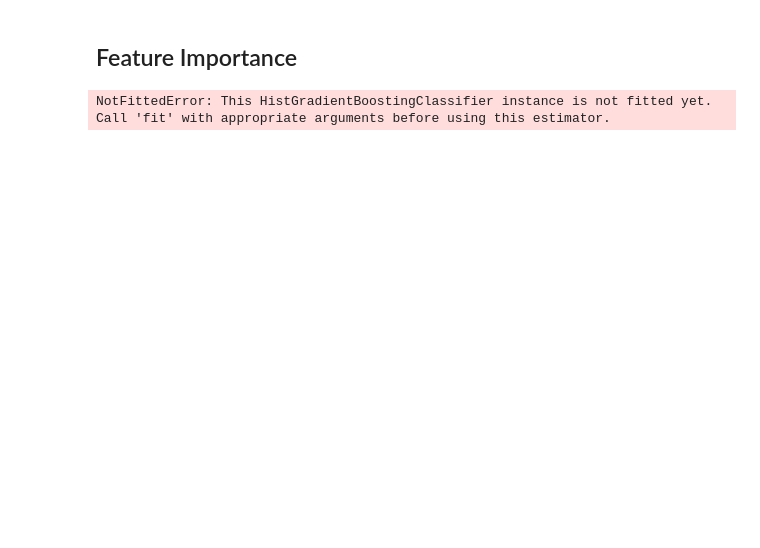
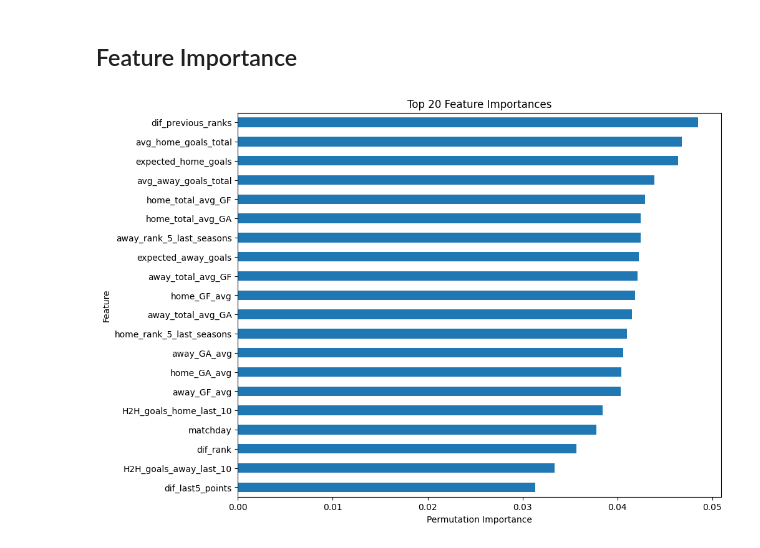
Before and after one commit to ManuIluro22/LaLiga, a Jupyter notebook: analysis/ModelAnalysis.ipynb, the cells around one changed output. Saved outputs shown, nothing was run; the diff lists cells and outputs as text; code cells hidden in the pictures; blank space fills up the shorter version.

```diff
--- a/analysis/ModelAnalysis.ipynb
+++ b/analysis/ModelAnalysis.ipynb
@@ -718,19 +735,20 @@ for param_name, param_value in models_performance['best_parameters'].items():
 ## Feature Importance
 # %%
 # Get permutation importance
-perm_importance = permutation_importance(hgb_model, X, y, n_repeats=10, random_state=1)
+# perm_importance = permutation_importance(hgb_model, X, y, n_repeats=10, random_state=1)
 
 # Extract importance and get the top 20 features
-feature_imp = perm_importance.importances_mean
+feature_imp = RF_model.feature_importances_
+# feature_imp = perm_importance.importances_mean
 indices = np.argsort(feature_imp)[-20:][::-1]
 feature_names = X.columns[indices]
 
 # Plot
 importances = pd.Series(feature_imp[indices], index=feature_names)
 importances.sort_values(ascending=True).plot(kind="barh", figsize=(10, 8))
 plt.xlabel("Permutation Importance")
 plt.ylabel("Feature")
 plt.title("Top 20 Feature Importances")
 plt.show()
 # %% [output]
-NotFittedError: This HistGradientBoostingClassifier instance is not fitted yet. Call 'fit' with appropriate arguments before using this estimator.
+[figure, added]
```
Also changed, not shown: parts of 8 cells of this notebook.
